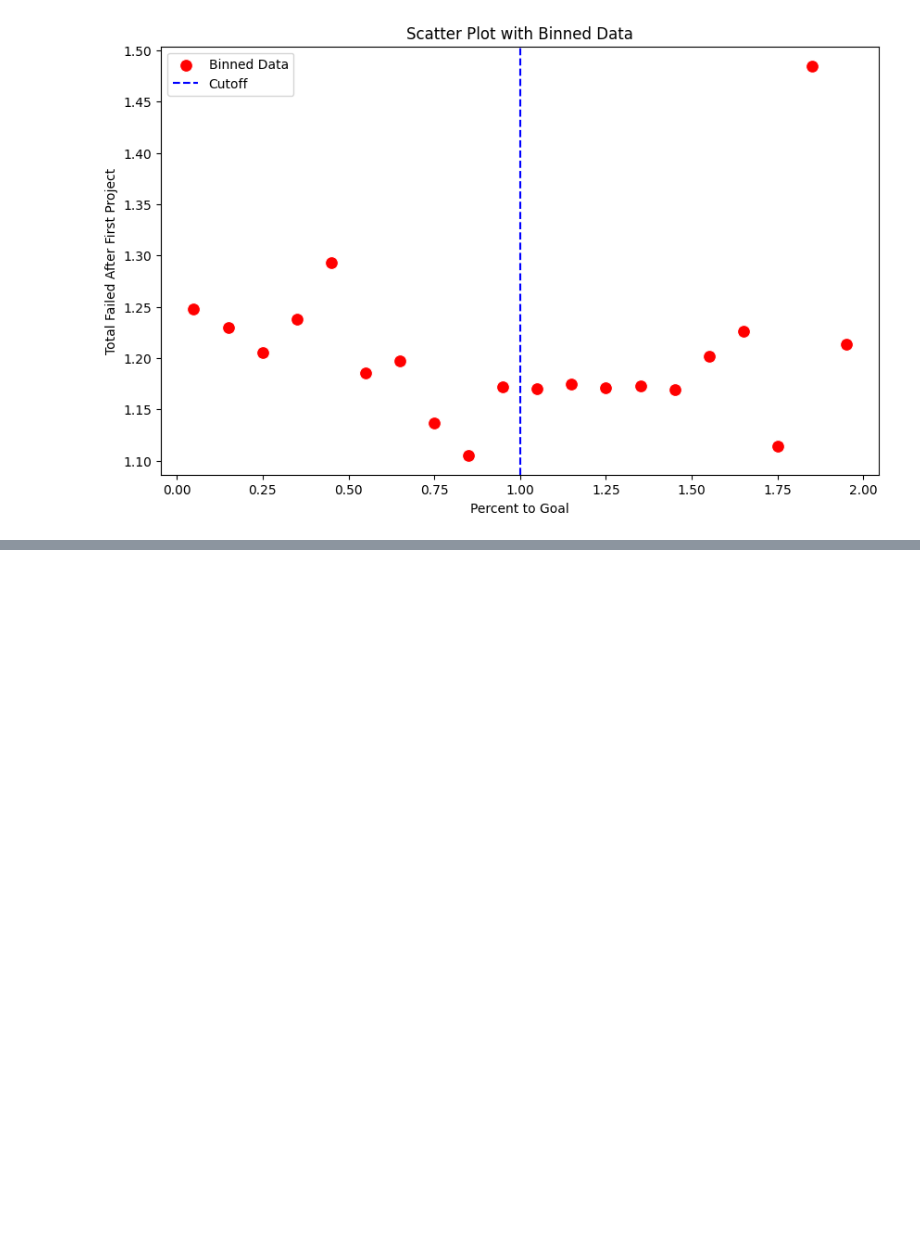
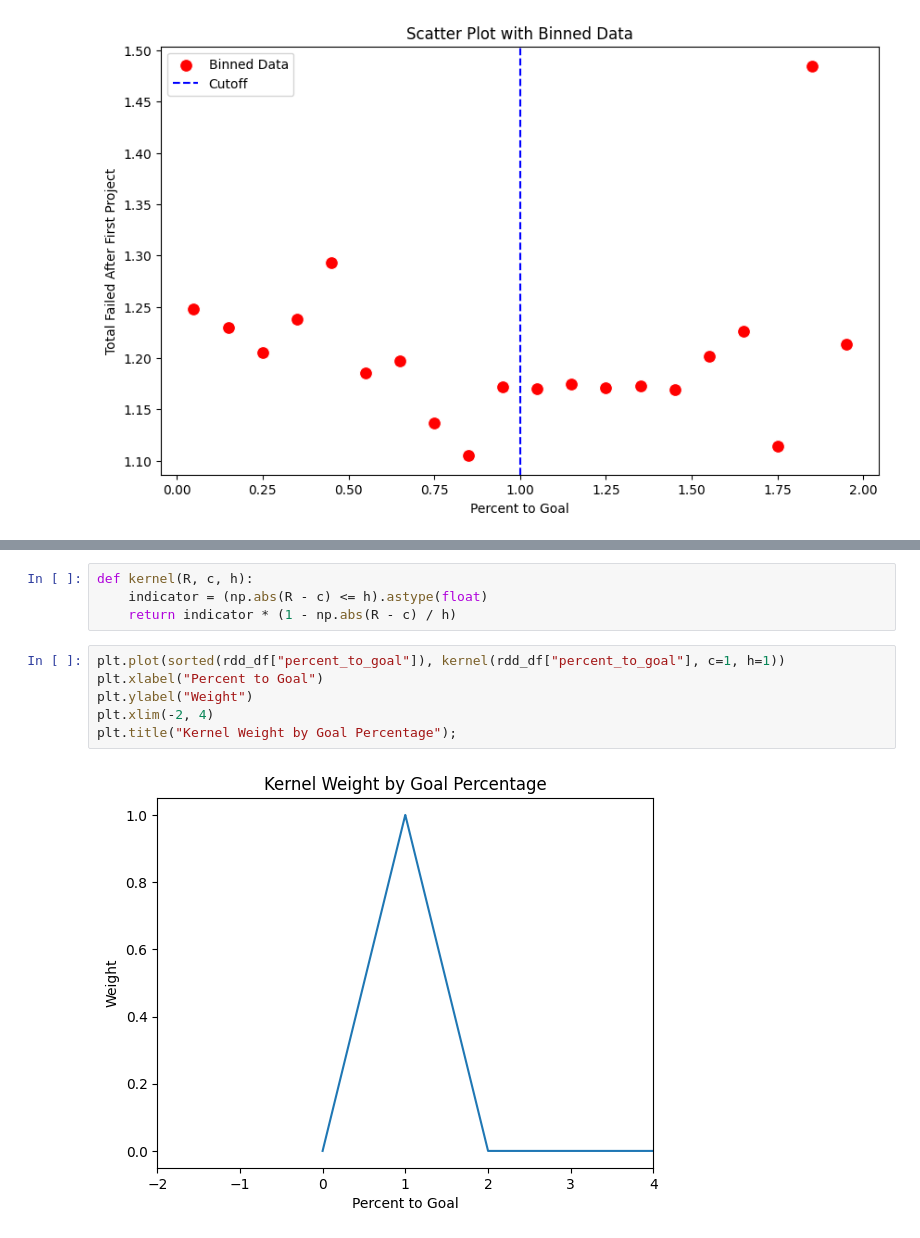
Before and after one commit to sahilpatil98/kickstarter-JMP, a Jupyter notebook: data-analysis/analysis.ipynb, the cells around one changed output, grey strips where cells are left out. Cells and saved outputs as stored; diff of their text form; blank space fills up the shorter version.

```diff
--- a/data-analysis/analysis.ipynb
+++ b/data-analysis/analysis.ipynb
@@ -74,0 +160,12 @@ plt.show()
+# %%
+def kernel(R, c, h):
+    indicator = (np.abs(R - c) <= h).astype(float)
+    return indicator * (1 - np.abs(R - c) / h)
+# %%
+plt.plot(sorted(rdd_df["percent_to_goal"]), kernel(rdd_df["percent_to_goal"], c=1, h=1))
+plt.xlabel("Percent to Goal")
+plt.ylabel("Weight")
+plt.xlim(-2, 4)
+plt.title("Kernel Weight by Goal Percentage");
+# %% [output]
+[figure, added]
```
Also changed, not shown: parts of 21 cells of this notebook.
